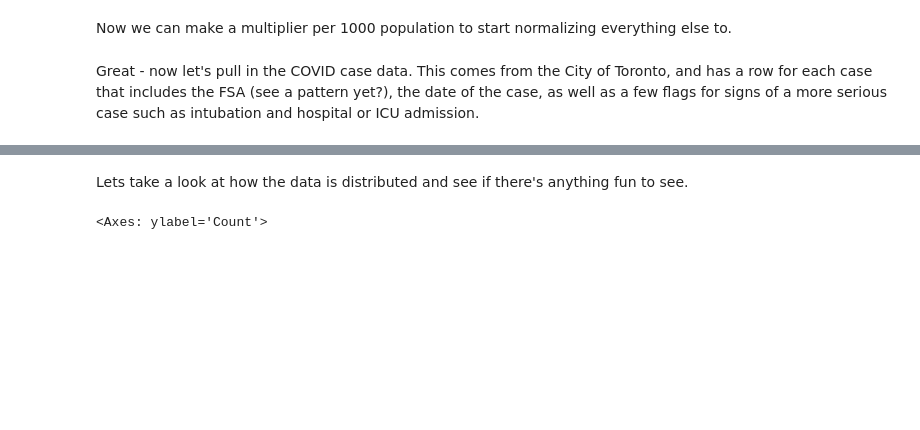
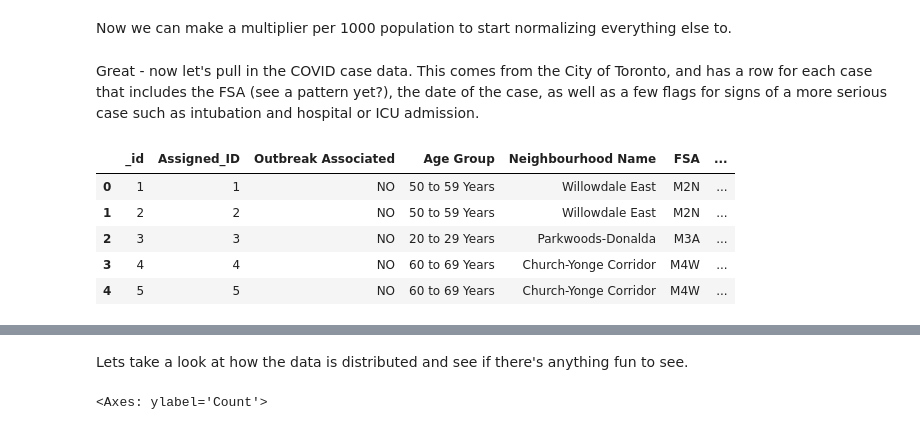
Before and after one commit to sourgrapes-YVR/Toronto_Covid_FSA, a Jupyter notebook: Data Analysis.ipynb, the cells around one changed output, grey strips where cells are left out. Saved outputs shown, nothing was run; the diff lists cells and outputs as text; code cells hidden in the pictures; blank space fills up the shorter version.

```diff
--- a/Data Analysis.ipynb
+++ b/Data Analysis.ipynb
@@ -82,3 +82,14 @@ Filtered_SW_ON_Census_Data['Per 1000 Multiplier'] = 1000 / Filtered_SW_ON_Census
 Great - now let's pull in the COVID case data. This comes from the City of Toronto, and has a row for each case that includes the FSA (see a pattern yet?), the date of the case, as well as a few flags for signs of a more serious case such as intubation and hospital or ICU admission.
 # %%
 covid_cases = pd.read_csv('COVID19 cases.csv')
+# %%
+covid_cases_2020 = covid_cases[covid_cases['Episode Date'] < '2021-01-01']
+# %%
+covid_cases_2020.head()
+# %% [output]
+|  | _id | Assigned_ID | Outbreak Associated | Age Group | Neighbourhood Name | FSA | ... |
+| 0 | 1 | 1 | NO | 50 to 59 Years | Willowdale East | M2N | ... |
+| 1 | 2 | 2 | NO | 50 to 59 Years | Willowdale East | M2N | ... |
+| 2 | 3 | 3 | NO | 20 to 29 Years | Parkwoods-Donalda | M3A | ... |
+| 3 | 4 | 4 | NO | 60 to 69 Years | Church-Yonge Corridor | M4W | ... |
+| 4 | 5 | 5 | NO | 60 to 69 Years | Church-Yonge Corridor | M4W | ... |
```
Also changed, not shown: parts of 15 cells of this notebook.
